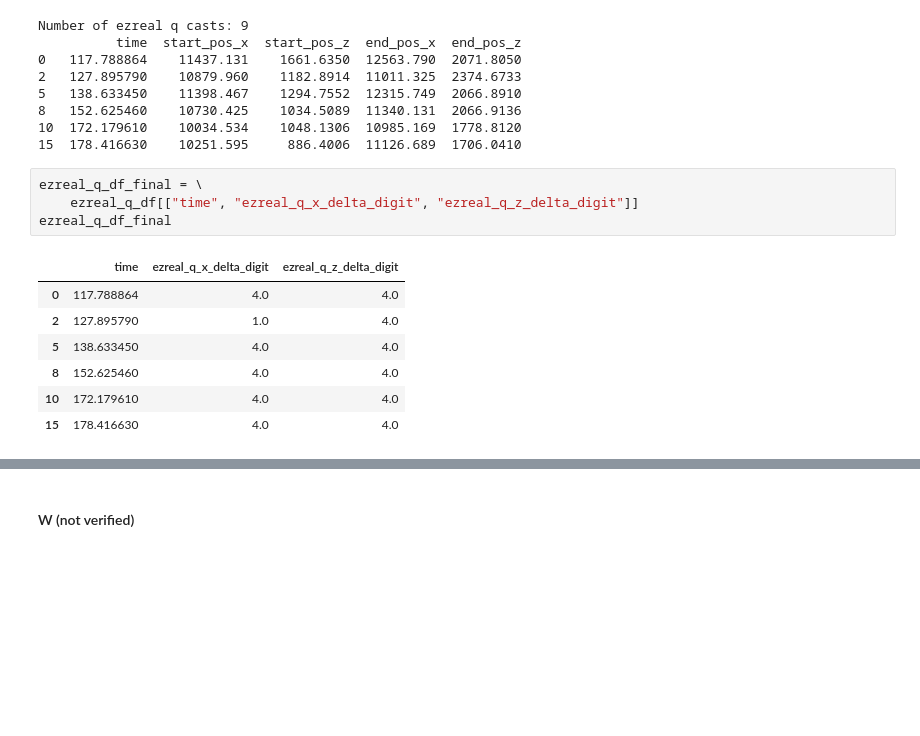
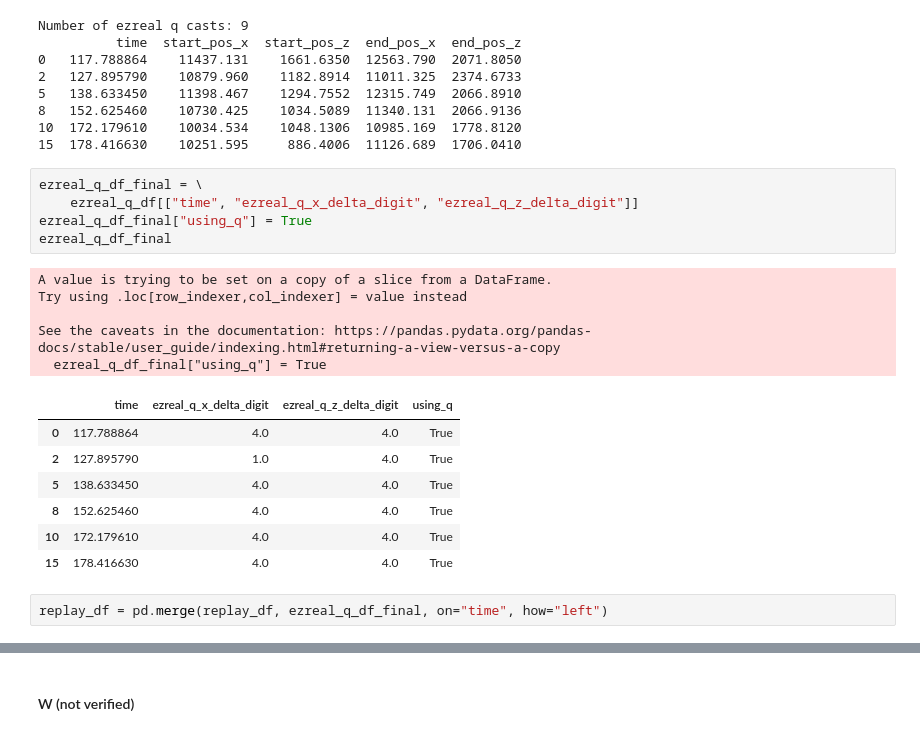
Before and after one commit to MiscellaneousStuff/tlol-analysis, a Jupyter notebook: obs_act_spec_clean.ipynb, the cells around one changed output, grey strips where cells are left out. Drawn from its saved outputs; the diff is of its cells as text; blank space fills up the shorter version.

Commit message:
Fully merged replay_df. Doesn't have any normalisation or 1-hot yet

```diff
--- a/obs_act_spec_clean.ipynb
+++ b/obs_act_spec_clean.ipynb
@@ -372,12 +389,20 @@ Number of ezreal q casts: 9
 # %%
 ezreal_q_df_final = \
     ezreal_q_df[["time", "ezreal_q_x_delta_digit", "ezreal_q_z_delta_digit"]]
+ezreal_q_df_final["using_q"] = True
 ezreal_q_df_final
 # %% [output]
+A value is trying to be set on a copy of a slice from a DataFrame.
+Try using .loc[row_indexer,col_indexer] = value instead
+
+See the caveats in the documentation: https://pandas.pydata.org/pandas-docs/stable/user_guide/indexing.html#returning-a-view-versus-a-copy
+  ezreal_q_df_final["using_q"] = True
-|  | time | ezreal_q_x_delta_digit | ezreal_q_z_delta_digit |
-| 0 | 117.788864 | 4.0 | 4.0 |
-| 2 | 127.895790 | 1.0 | 4.0 |
-| 5 | 138.633450 | 4.0 | 4.0 |
-| 8 | 152.625460 | 4.0 | 4.0 |
-| 10 | 172.179610 | 4.0 | 4.0 |
-| 15 | 178.416630 | 4.0 | 4.0 |
+|  | time | ezreal_q_x_delta_digit | ezreal_q_z_delta_digit | using_q |
+| 0 | 117.788864 | 4.0 | 4.0 | True |
+| 2 | 127.895790 | 1.0 | 4.0 | True |
+| 5 | 138.633450 | 4.0 | 4.0 | True |
+| 8 | 152.625460 | 4.0 | 4.0 | True |
+| 10 | 172.179610 | 4.0 | 4.0 | True |
+| 15 | 178.416630 | 4.0 | 4.0 | True |
+# %%
+replay_df = pd.merge(replay_df, ezreal_q_df_final, on="time", how="left")
```
Also changed, not shown: parts of 23 cells of this notebook.
